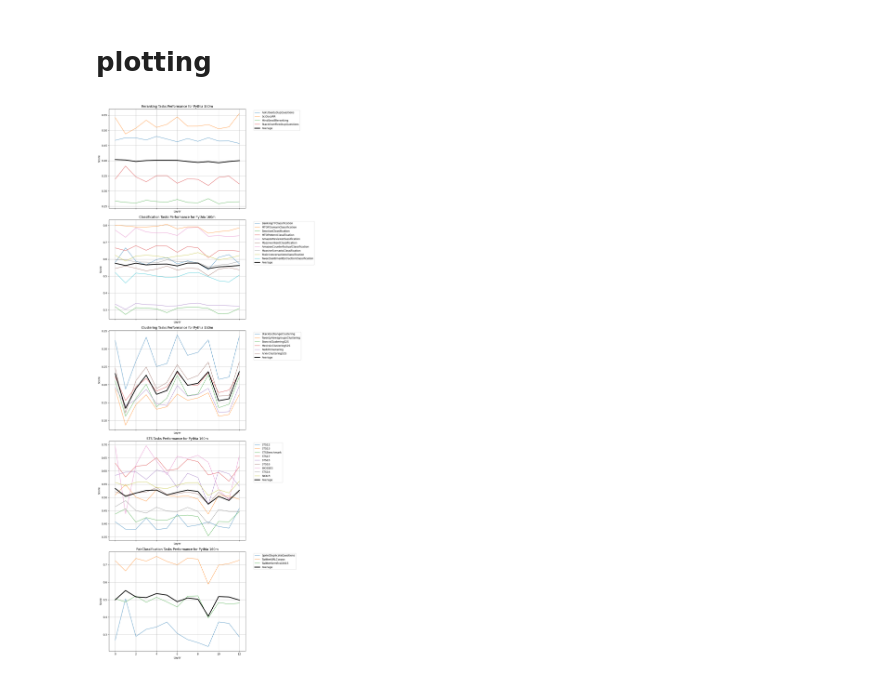
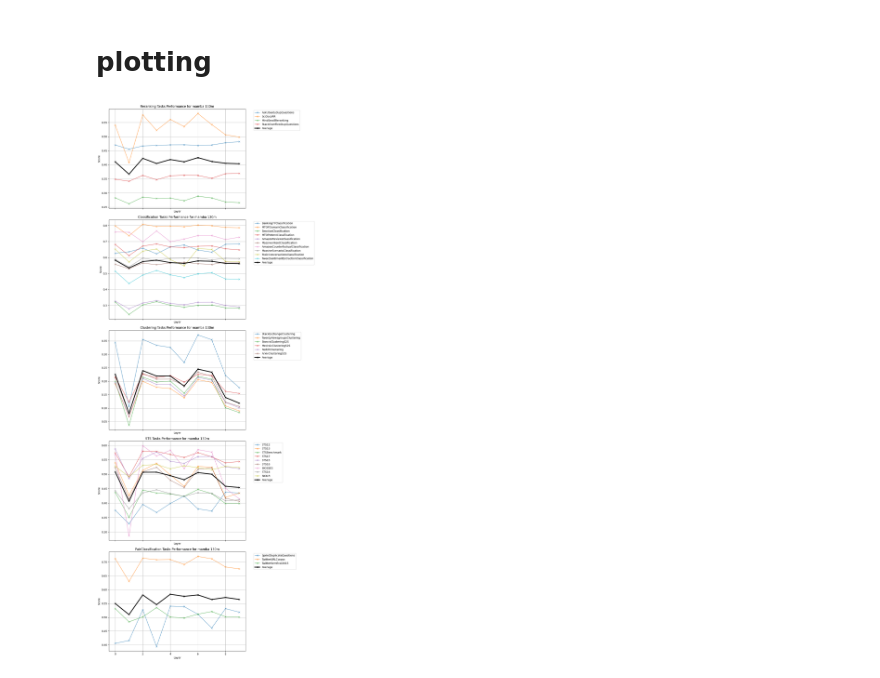
Before and after one commit to OFSkean/information_flow, a Jupyter notebook: experiments/view-mteb-results.ipynb, the cells around one changed output. Saved outputs shown, nothing was run; the diff lists cells and outputs as text; code cells hidden in the pictures.

```diff
--- a/experiments/view-mteb-results.ipynb
+++ b/experiments/view-mteb-results.ipynb
@@ -89,9 +92,42 @@ def load_layerwise_results_for_specific_model(model_specs: ModelSpecifications,
                     results['mteb'][dataset_name]['task_type'] = get_task_type_from_task_name(dataset_name)
     return results
 # %%
-model_family = 'Pythia'
-model_size = '160m'
+model_family = 'mamba'
+model_size = '130m'
 revision = 'main'
 
 model_specs = ModelSpecifications(model_family, model_size, revision=revision)
 results = load_layerwise_results_for_specific_model(model_specs, {'dataset_name': 'wikitext'})
+# %%
+import matplotlib.pyplot as plt
+
+total_time_elapsed_per_layer = {}
+for dataset, data in results['mteb'].items():
+    for layer, time in enumerate(data['time_elapsed']):
+        if layer not in total_time_elapsed_per_layer:
+            total_time_elapsed_per_layer[layer] = 0
+        if time is not None:
+            total_time_elapsed_per_layer[layer] += time
+
+# Sort the dictionary by layer number
+sorted_times = sorted(total_time_elapsed_per_layer.items())
+
+# Separate layers and times for plotting
+layers, times = zip(*sorted_times)
+
+# Create the plot
+plt.figure(figsize=(10, 6))
+plt.plot(layers, times, marker='o')
+plt.title(f'Total Evaluation Time per Layer for {model_family} {model_size}')
+plt.xlabel('Layer')
+plt.ylabel('Total Time (seconds)')
+plt.grid(True)
+
+# Add text labels for each point
+for layer, time in sorted_times:
+    plt.text(layer, time, f'{time:.2f}', ha='center', va='bottom')
+
+plt.tight_layout()
+plt.show()
+
+print(total_time_elapsed_per_layer)
@@ -108,36 +147,36 @@ for task, data in results['mteb'].items():
     if task_type not in task_types:
         task_types[task_type] = {}
     task_types[task_type][task] = data
 
 # Create subplots
 num_task_types = len(task_types)
 fig, axs = plt.subplots(num_task_types, 1, figsize=(12, 6*num_task_types), sharex=True)
 
 for i, (task_type, tasks) in enumerate(task_types.items()):
     ax = axs[i] if num_task_types > 1 else axs
     all_scores = []
 
     for task, data in tasks.items():
         scores = data['scores']
         layers = range(len(scores))
-        ax.plot(layers, scores, label=task, alpha=0.7)
+        ax.plot(layers, scores, label=task, alpha=0.7, marker='x')
         all_scores.append(scores)
 
     # Calculate and plot the average line
     if all_scores:
         average_scores = np.mean(all_scores, axis=0)
-        ax.plot(layers, average_scores, label='Average', linewidth=3, color='black')
+        ax.plot(layers, average_scores, label='Average', linewidth=3, color='black', marker='x')
 
     ax.set_xlabel('Layer')
     ax.set_ylabel('Score')
     ax.set_title(f'{task_type} Tasks Performance for {model_family} {model_size}')
     ax.legend(bbox_to_anchor=(1.05, 1), loc='upper left')
     ax.grid(True)
 
 plt.tight_layout()
 plt.show()
 # %% [output]
-[figure, old version]
+[figure, new version]
 # %%
 import matplotlib.pyplot as plt
 import numpy as np
```
Also changed, not shown: parts of 3 cells of this notebook, 3 other files.
